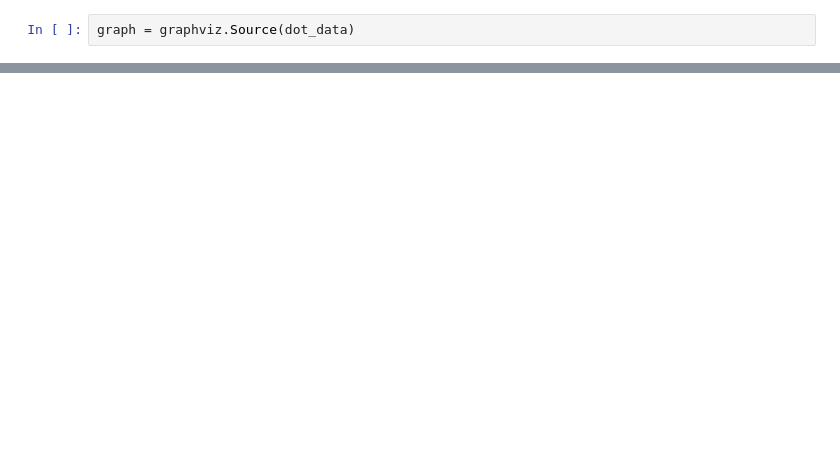
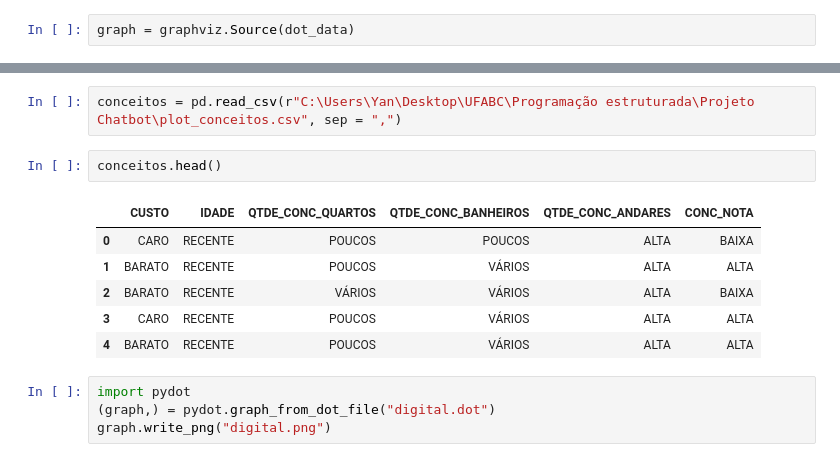
Before and after one commit to Podkorytoff/Chat-Bot, a Jupyter notebook: chatbot_sklearn.ipynb, the cells around one changed output, grey strips where cells are left out. Saved outputs shown, nothing was run; the diff lists cells and outputs as text; blank space fills up the shorter version.

```diff
--- a/chatbot_sklearn.ipynb
+++ b/chatbot_sklearn.ipynb
@@ -22,0 +34,15 @@ graph
+# %%
+conceitos = pd.read_csv(r"C:\Users\Yan\Desktop\UFABC\Programação estruturada\Projeto Chatbot\plot_conceitos.csv", sep = ",")
+# %%
+conceitos.head()
+# %% [output]
+|  | CUSTO | IDADE | QTDE_CONC_QUARTOS | QTDE_CONC_BANHEIROS | QTDE_CONC_ANDARES | CONC_NOTA |
+| 0 | CARO | RECENTE | POUCOS | POUCOS | ALTA | BAIXA |
+| 1 | BARATO | RECENTE | POUCOS | VÁRIOS | ALTA | ALTA |
+| 2 | BARATO | RECENTE | VÁRIOS | VÁRIOS | ALTA | BAIXA |
+| 3 | CARO | RECENTE | POUCOS | VÁRIOS | ALTA | ALTA |
+| 4 | BARATO | RECENTE | POUCOS | VÁRIOS | ALTA | ALTA |
+# %%
+import pydot
+(graph,) = pydot.graph_from_dot_file("digital.dot")
+graph.write_png("digital.png")
```
Also changed, not shown: parts of 4 cells of this notebook.
